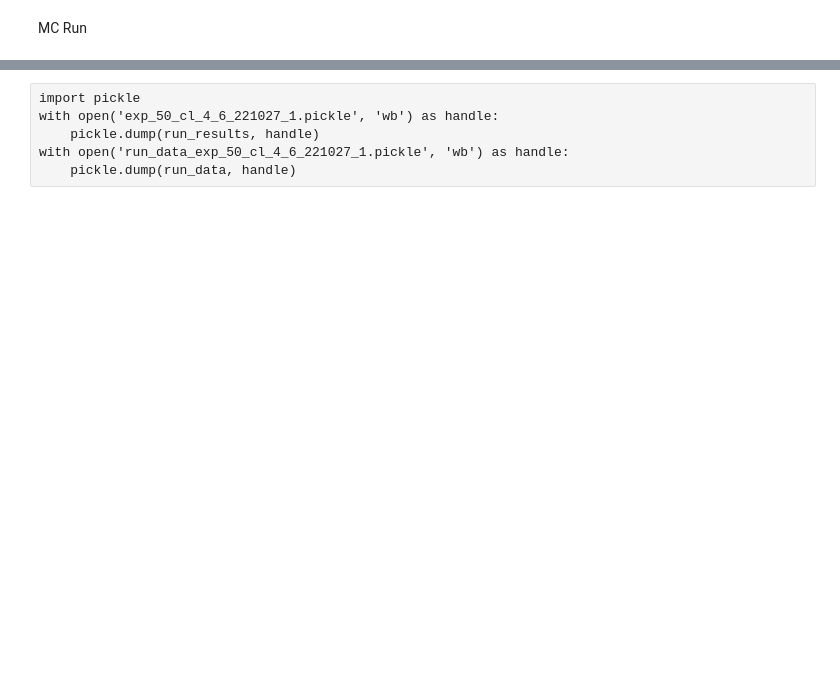
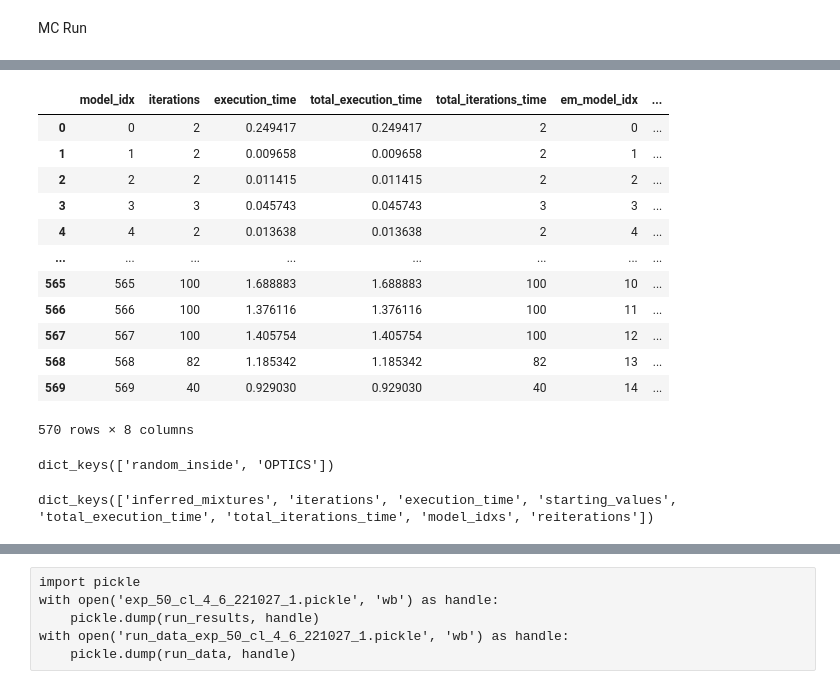
Before and after one commit to Habiger/Cluster_TDDS, a Jupyter notebook: MC_notebook.ipynb, the cells around one changed output, grey strips where cells are left out. Drawn from its saved outputs; the diff is of its cells as text; code cells hidden in the pictures; blank space fills up the shorter version.

```diff
--- a/MC_notebook.ipynb
+++ b/MC_notebook.ipynb
@@ -65,0 +184,24 @@ for n_data in tqdm(range(N_data)):
+# %%
+df_results
+# %% [output]
+|  | model_idx | iterations | execution_time | total_execution_time | total_iterations_time | em_model_idx | ... |
+| 0 | 0 | 2 | 0.249417 | 0.249417 | 2 | 0 | ... |
+| 1 | 1 | 2 | 0.009658 | 0.009658 | 2 | 1 | ... |
+| 2 | 2 | 2 | 0.011415 | 0.011415 | 2 | 2 | ... |
+| 3 | 3 | 3 | 0.045743 | 0.045743 | 3 | 3 | ... |
+| 4 | 4 | 2 | 0.013638 | 0.013638 | 2 | 4 | ... |
+| ... | ... | ... | ... | ... | ... | ... | ... |
+| 565 | 565 | 100 | 1.688883 | 1.688883 | 100 | 10 | ... |
+| 566 | 566 | 100 | 1.376116 | 1.376116 | 100 | 11 | ... |
+| 567 | 567 | 100 | 1.405754 | 1.405754 | 100 | 12 | ... |
+| 568 | 568 | 82 | 1.185342 | 1.185342 | 82 | 13 | ... |
+| 569 | 569 | 40 | 0.929030 | 0.929030 | 40 | 14 | ... |
+570 rows × 8 columns
+# %%
+results.keys()
+# %% [output]
+dict_keys(['random_inside', 'OPTICS'])
+# %%
+merged_results.keys()
+# %% [output]
+dict_keys(['inferred_mixtures', 'iterations', 'execution_time', 'starting_values', 'total_execution_time', 'total_iterations_time', 'model_idxs', 'reiterations'])
```
Also changed, not shown: parts of 12 cells of this notebook, 15 other files.
